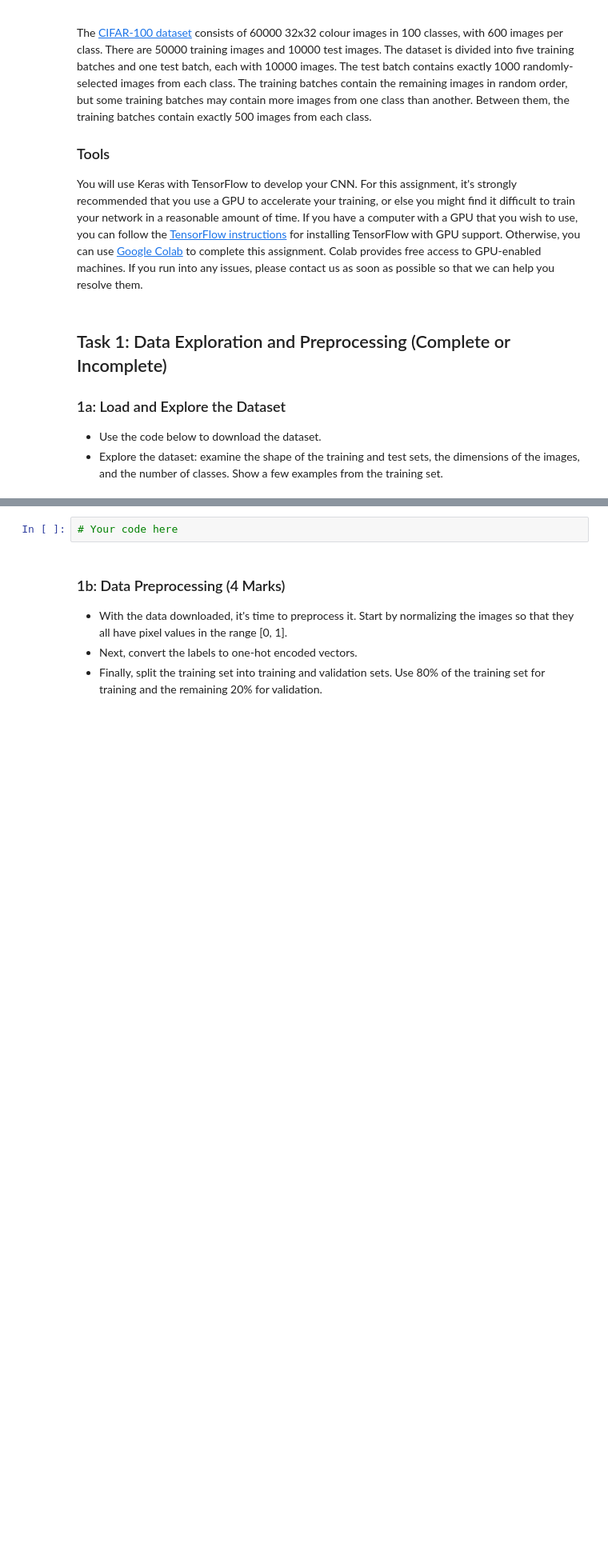
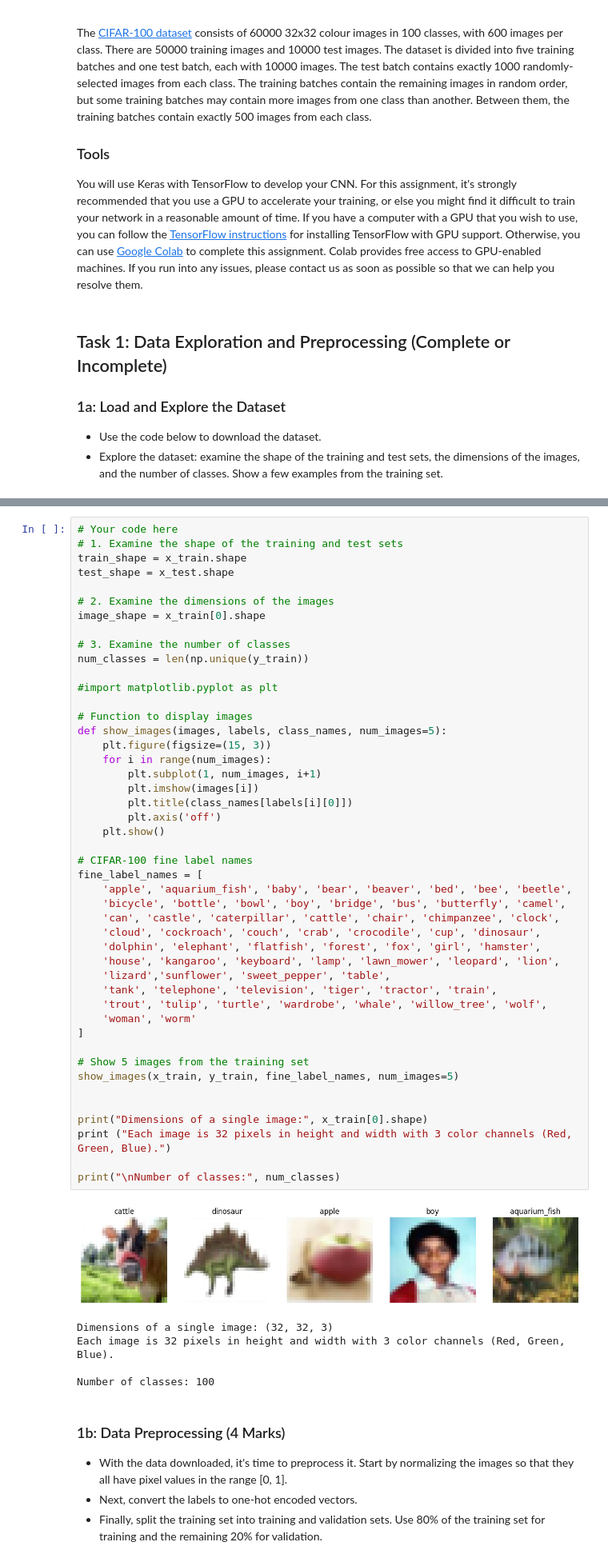
Before and after one commit to UofT-DSI/deep_learning, a Jupyter notebook: 02_activities/assignments/assignment_1.ipynb, the cells around one changed output, grey strips where cells are left out. Shown at 80% size. Cells and saved outputs as stored; diff of their text form; blank space fills up the shorter version.

```diff
--- a/02_activities/assignments/assignment_1.ipynb
+++ b/02_activities/assignments/assignment_1.ipynb
@@ -26,5 +44,55 @@ To enable the following instructions: AVX2 FMA, in other operations, rebuild Ten
 # %%
 # Your code here
+# 1. Examine the shape of the training and test sets
+train_shape = x_train.shape
+test_shape = x_test.shape
+
+# 2. Examine the dimensions of the images
+image_shape = x_train[0].shape
+
+# 3. Examine the number of classes
+num_classes = len(np.unique(y_train))
+
+#import matplotlib.pyplot as plt
+
+# Function to display images
+def show_images(images, labels, class_names, num_images=5):
+    plt.figure(figsize=(15, 3))
+    for i in range(num_images):
+        plt.subplot(1, num_images, i+1)
+        plt.imshow(images[i])
+        plt.title(class_names[labels[i][0]])
+        plt.axis('off')
+    plt.show()
+
+# CIFAR-100 fine label names
+fine_label_names = [
+    'apple', 'aquarium_fish', 'baby', 'bear', 'beaver', 'bed', 'bee', 'beetle',
+    'bicycle', 'bottle', 'bowl', 'boy', 'bridge', 'bus', 'butterfly', 'camel',
+    'can', 'castle', 'caterpillar', 'cattle', 'chair', 'chimpanzee', 'clock',
+    'cloud', 'cockroach', 'couch', 'crab', 'crocodile', 'cup', 'dinosaur',
+    'dolphin', 'elephant', 'flatfish', 'forest', 'fox', 'girl', 'hamster',
+    'house', 'kangaroo', 'keyboard', 'lamp', 'lawn_mower', 'leopard', 'lion',
+    'lizard','sunflower', 'sweet_pepper', 'table',
+    'tank', 'telephone', 'television', 'tiger', 'tractor', 'train',
+    'trout', 'tulip', 'turtle', 'wardrobe', 'whale', 'willow_tree', 'wolf',
+    'woman', 'worm'
+]
+
+# Show 5 images from the training set
+show_images(x_train, y_train, fine_label_names, num_images=5)
+
+
+print("Dimensions of a single image:", x_train[0].shape)
+print ("Each image is 32 pixels in height and width with 3 color channels (Red, Green, Blue).")
+
+print("\nNumber of classes:", num_classes)
+# %% [output]
+[figure, added]
+Dimensions of a single image: (32, 32, 3)
+Each image is 32 pixels in height and width with 3 color channels (Red, Green, Blue).
+
+Number of classes: 100
 # %% [markdown]
 ### 1b: Data Preprocessing (4 Marks)
 - With the data downloaded, it's time to preprocess it. Start by normalizing the images so that they all have pixel values in the range [0, 1].
```
Also changed, not shown: parts of 22 cells of this notebook.
